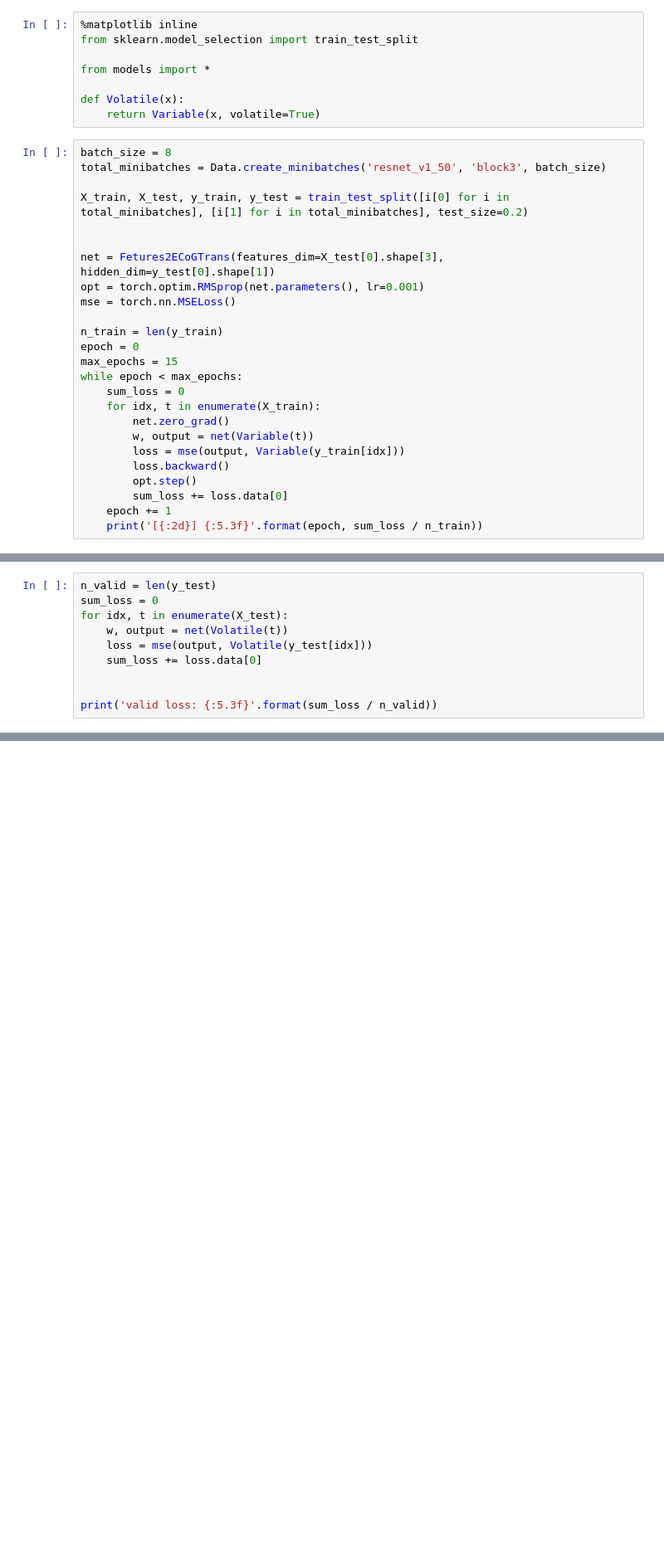
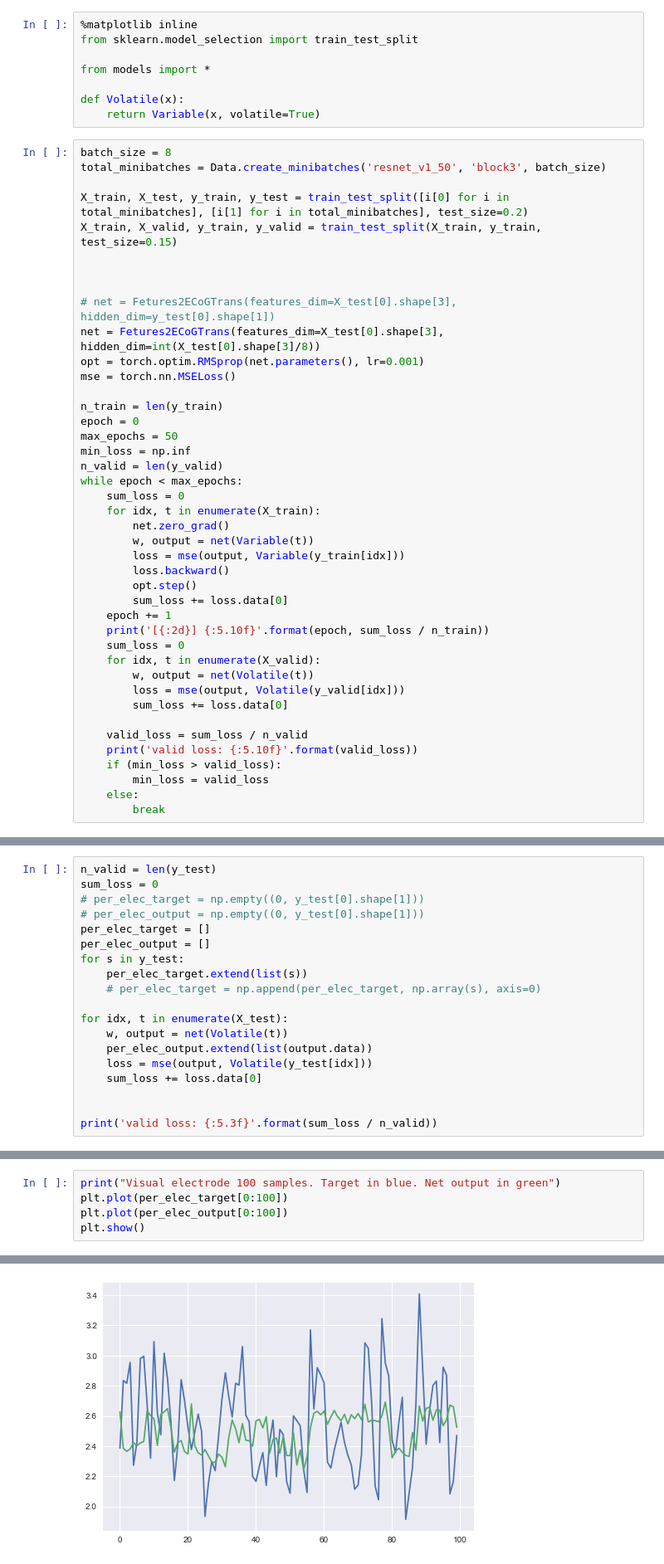
Before and after one commit to berryweinst/pytorch-attention, a Jupyter notebook: examples/ecog_example.ipynb, the cells around one changed output, grey strips where cells are left out. Shown at 83% size. Cells and saved outputs as stored; diff of their text form; blank space fills up the shorter version.

```diff
--- a/examples/ecog_example.ipynb
+++ b/examples/ecog_example.ipynb
@@ -11,15 +11,20 @@ batch_size = 8
 total_minibatches = Data.create_minibatches('resnet_v1_50', 'block3', batch_size)
 
 X_train, X_test, y_train, y_test = train_test_split([i[0] for i in total_minibatches], [i[1] for i in total_minibatches], test_size=0.2)
+X_train, X_valid, y_train, y_valid = train_test_split(X_train, y_train, test_size=0.15)
 
 
-net = Fetures2ECoGTrans(features_dim=X_test[0].shape[3], hidden_dim=y_test[0].shape[1])
+
+# net = Fetures2ECoGTrans(features_dim=X_test[0].shape[3], hidden_dim=y_test[0].shape[1])
+net = Fetures2ECoGTrans(features_dim=X_test[0].shape[3], hidden_dim=int(X_test[0].shape[3]/8))
 opt = torch.optim.RMSprop(net.parameters(), lr=0.001)
 mse = torch.nn.MSELoss()
 
 n_train = len(y_train)
 epoch = 0
-max_epochs = 15
+max_epochs = 50
+min_loss = np.inf
+n_valid = len(y_valid)
 while epoch < max_epochs:
     sum_loss = 0
     for idx, t in enumerate(X_train):
@@ -30,5 +35,17 @@ while epoch < max_epochs:
         opt.step()
         sum_loss += loss.data[0]
     epoch += 1
-    print('[{:2d}] {:5.3f}'.format(epoch, sum_loss / n_train))
+    print('[{:2d}] {:5.10f}'.format(epoch, sum_loss / n_train))
+    sum_loss = 0
+    for idx, t in enumerate(X_valid):
+        w, output = net(Volatile(t))
+        loss = mse(output, Volatile(y_valid[idx]))
+        sum_loss += loss.data[0]
+
+    valid_loss = sum_loss / n_valid
+    print('valid loss: {:5.10f}'.format(valid_loss))
+    if (min_loss > valid_loss):
+        min_loss = valid_loss
+    else:
+        break
 # %% [output]
@@ -50,8 +69,17 @@ while epoch < max_epochs:
 # %%
 n_valid = len(y_test)
 sum_loss = 0
+# per_elec_target = np.empty((0, y_test[0].shape[1]))
+# per_elec_output = np.empty((0, y_test[0].shape[1]))
+per_elec_target = []
+per_elec_output = []
+for s in y_test:
+    per_elec_target.extend(list(s))
+    # per_elec_target = np.append(per_elec_target, np.array(s), axis=0)
+
 for idx, t in enumerate(X_test):
     w, output = net(Volatile(t))
+    per_elec_output.extend(list(output.data))
     loss = mse(output, Volatile(y_test[idx]))
     sum_loss += loss.data[0]
 
@@ -77,0 +96,6 @@ for idx in indices:
+# %%
+print("Visual electrode 100 samples. Target in blue. Net output in green")
+plt.plot(per_elec_target[0:100])
+plt.plot(per_elec_output[0:100])
+plt.show()
+# %% [output]
@@ -77,0 +103 @@ for idx in indices:
+[figure, added]
```
Also changed, not shown: parts of 5 cells of this notebook.
